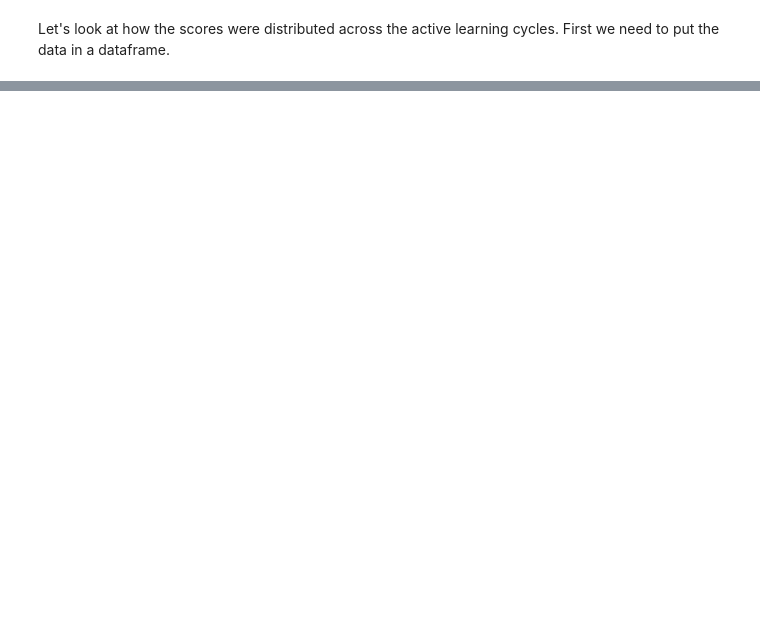
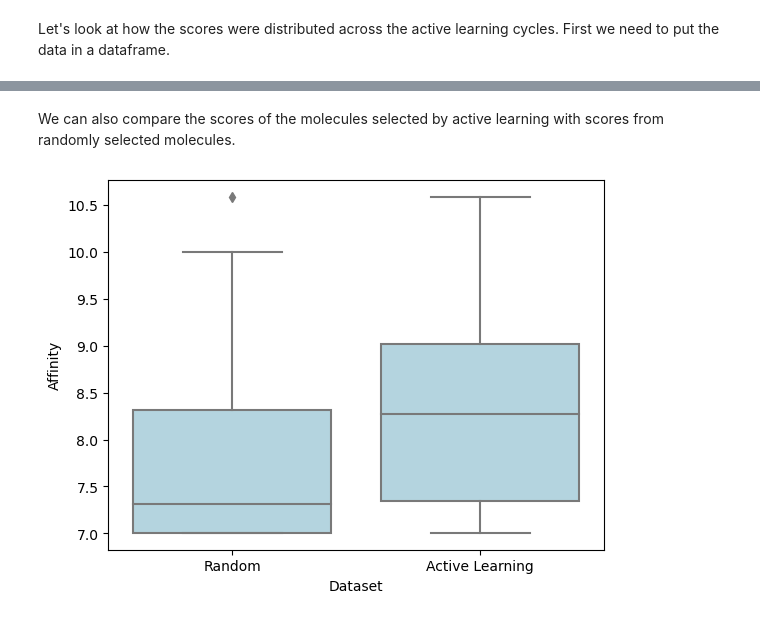
Before and after one commit to PatWalters/active_learning_tutorials, a Jupyter notebook: active_regression.ipynb, the cells around one changed output, grey strips where cells are left out. Saved outputs shown, nothing was run; the diff lists cells and outputs as text; code cells hidden in the pictures; blank space fills up the shorter version.

```diff
--- a/active_regression.ipynb
+++ b/active_regression.ipynb
@@ -173,0 +225,12 @@ sns.boxplot(x="variable", y="value", data=plot_df.melt());
+# %% [markdown]
+We can also compare the scores of the molecules selected by active learning with scores from randomly selected molecules.
+# %%
+# Take a random sample from the input data that is the same size as the dataframe with the selected molecules
+random_df = df.sample(len(res_df)).copy()
+random_df['Dataset'] = 'Random'
+# Label the active learning data
+res_df['Dataset'] = 'Active Learning'
+ax = sns.boxplot(x="Dataset", y="affinity", data=pd.concat([random_df,res_df]),color="lightblue");
+ax.set_ylabel("Affinity");
+# %% [output]
+[figure, added]
```
Also changed, not shown: parts of 27 cells of this notebook, 1 other file.
